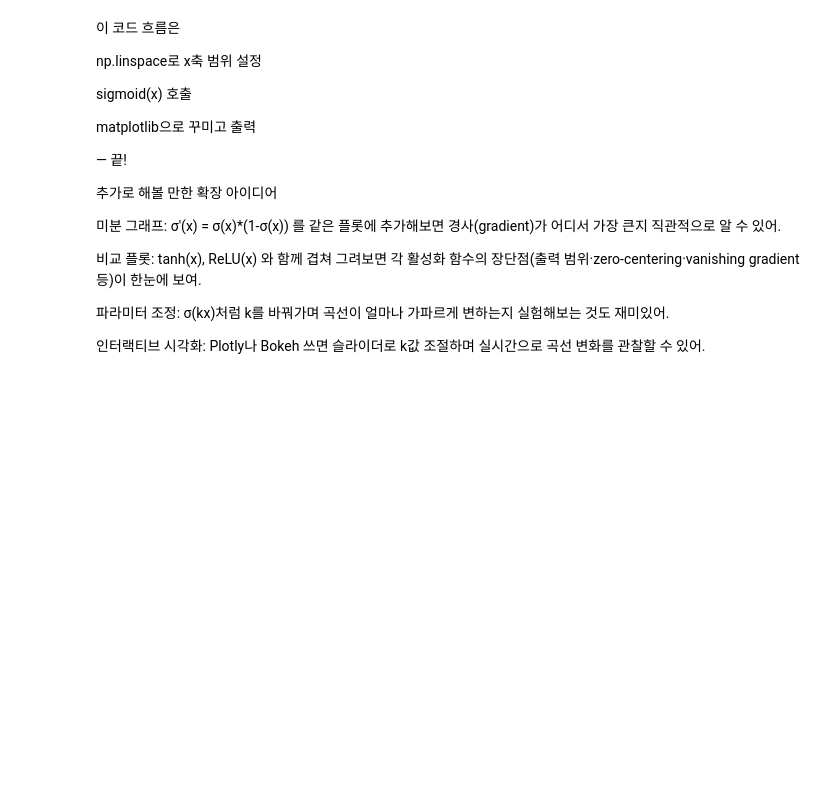
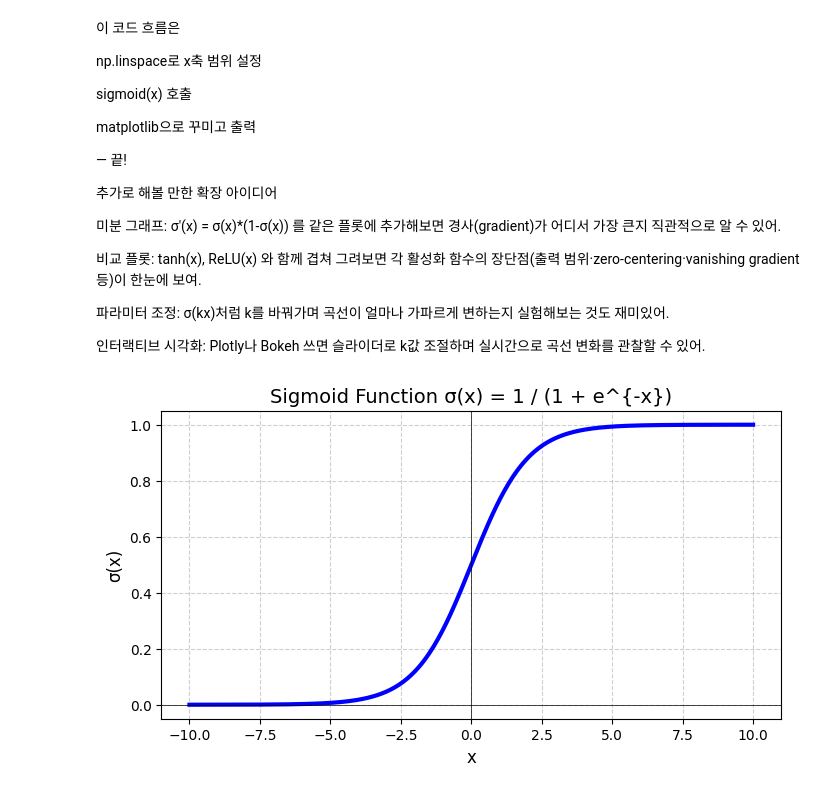
Before and after one commit to greapis/jaeha-shim, a Jupyter notebook: Sigmoid_fucntion.ipynb, the cells around one changed output. Cells and saved outputs as stored; diff of their text form; code cells hidden in the pictures; blank space fills up the shorter version.

```diff
--- a/Sigmoid_fucntion.ipynb
+++ b/Sigmoid_fucntion.ipynb
@@ -23,23 +23,25 @@ matplotlib으로 꾸미고 출력
 # %%
 import numpy as np
 import matplotlib.pyplot as plt
 
 def sigmoid(x):
     return 1 / (1 + np.exp(-x))
 
 # 1) x 범위 생성
 x = np.linspace(-10, 10, 400)    # -10부터 10까지 400개의 점
 
 # 2) sigmoid 값 계산
 y = sigmoid(x)
 
 # 3) 그래프 그리기
 plt.figure(figsize=(8, 4))
-plt.plot(x, y, color='royalblue', linewidth=2)
+plt.plot(x, y, color='blue', linewidth=3)
 plt.title('Sigmoid Function σ(x) = 1 / (1 + e^{-x})', fontsize=14)
 plt.xlabel('x', fontsize=12)
 plt.ylabel('σ(x)', fontsize=12)
-plt.axhline(0, color='grey', linewidth=0.5)   # y=0 축
-plt.axvline(0, color='grey', linewidth=0.5)   # x=0 축
+plt.axhline(0, color='black', linewidth=0.5)   # y=0 축
+plt.axvline(0, color='black', linewidth=0.5)   # x=0 축
 plt.grid(True, linestyle='--', alpha=0.6)
 plt.show()
+# %% [output]
+[figure, added]
```
